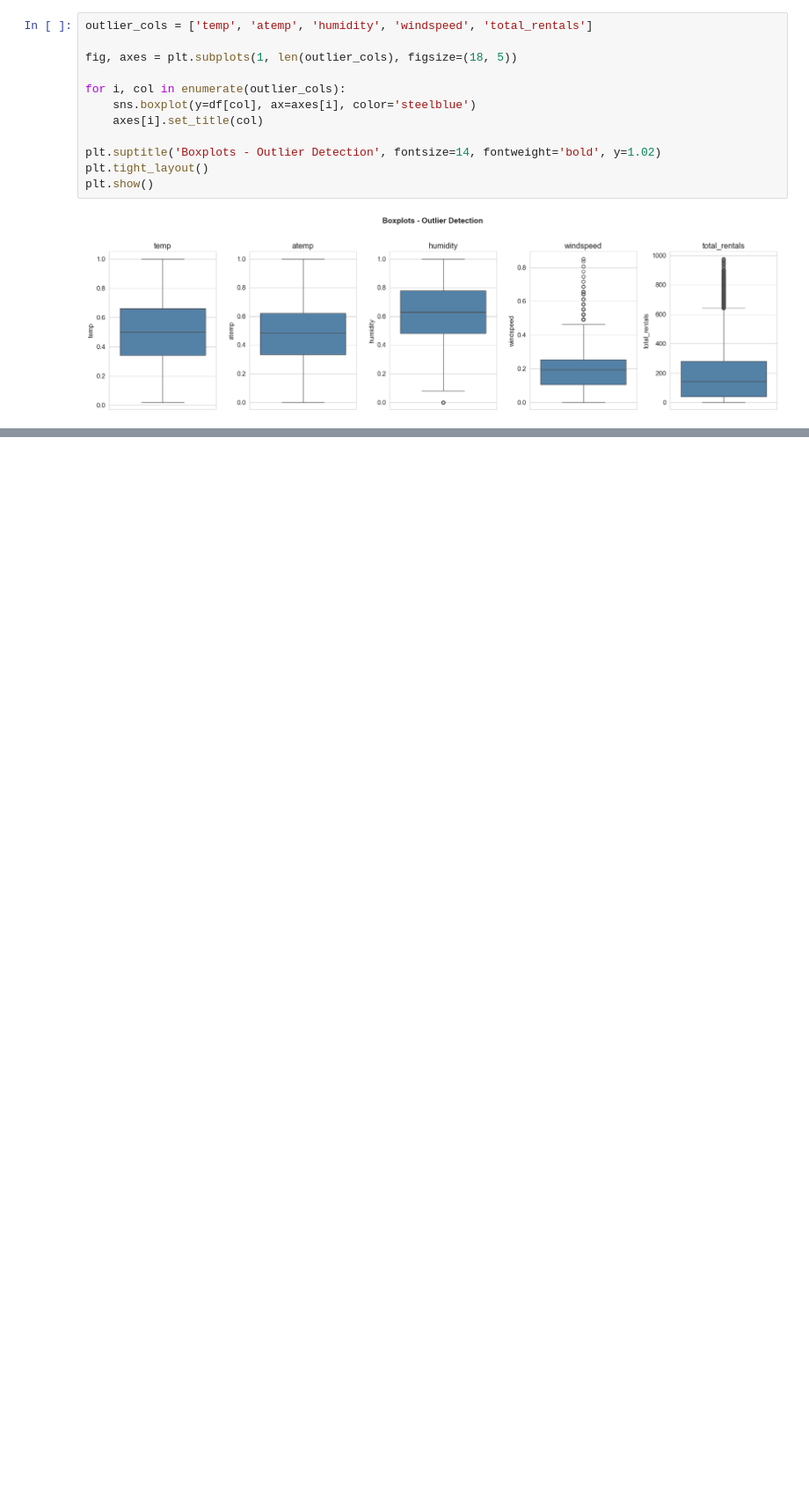
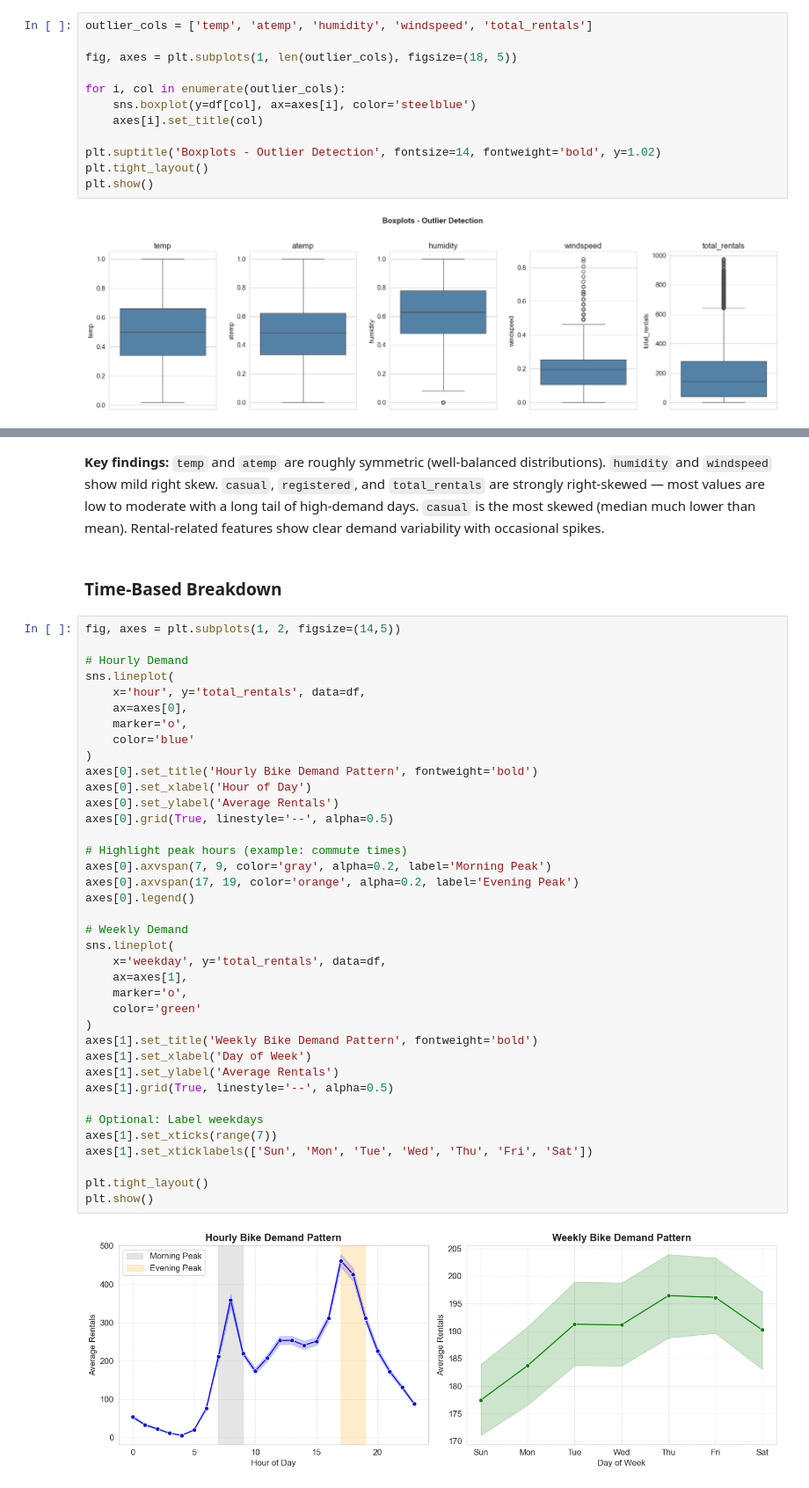
Before and after one commit to omkargutal/Bike-Rental-Demand-Forecasting, a Jupyter notebook: Bike Rental Demand Forecasting.ipynb, the cells around one changed output, grey strips where cells are left out. Shown at 88% size. Saved outputs shown, nothing was run; the diff lists cells and outputs as text; blank space fills up the shorter version.

```diff
--- a/Bike Rental Demand Forecasting.ipynb
+++ b/Bike Rental Demand Forecasting.ipynb
@@ -304,0 +329,44 @@ plt.show()
+# %% [markdown]
+**Key findings:** `temp` and `atemp` are roughly symmetric (well-balanced distributions). `humidity` and `windspeed` show mild right skew. `casual`, `registered`, and `total_rentals` are strongly right-skewed — most values are low to moderate with a long tail of high-demand days. `casual` is the most skewed (median much lower than mean). Rental-related features show clear demand variability with occasional spikes.
+# %% [markdown]
+### Time-Based Breakdown
+# %%
+fig, axes = plt.subplots(1, 2, figsize=(14,5))
+
+# Hourly Demand
+sns.lineplot(
+    x='hour', y='total_rentals', data=df,
+    ax=axes[0],
+    marker='o',
+    color='blue'
+)
+axes[0].set_title('Hourly Bike Demand Pattern', fontweight='bold')
+axes[0].set_xlabel('Hour of Day')
+axes[0].set_ylabel('Average Rentals')
+axes[0].grid(True, linestyle='--', alpha=0.5)
+
+# Highlight peak hours (example: commute times)
+axes[0].axvspan(7, 9, color='gray', alpha=0.2, label='Morning Peak')
+axes[0].axvspan(17, 19, color='orange', alpha=0.2, label='Evening Peak')
+axes[0].legend()
+
+# Weekly Demand
+sns.lineplot(
+    x='weekday', y='total_rentals', data=df,
+    ax=axes[1],
+    marker='o',
+    color='green'
+)
+axes[1].set_title('Weekly Bike Demand Pattern', fontweight='bold')
+axes[1].set_xlabel('Day of Week')
+axes[1].set_ylabel('Average Rentals')
+axes[1].grid(True, linestyle='--', alpha=0.5)
+
+# Optional: Label weekdays
+axes[1].set_xticks(range(7))
+axes[1].set_xticklabels(['Sun', 'Mon', 'Tue', 'Wed', 'Thu', 'Fri', 'Sat'])
+
+plt.tight_layout()
+plt.show()
+# %% [output]
+[figure, added]
```
Also changed, not shown: parts of 15 cells of this notebook, 2 other files.
